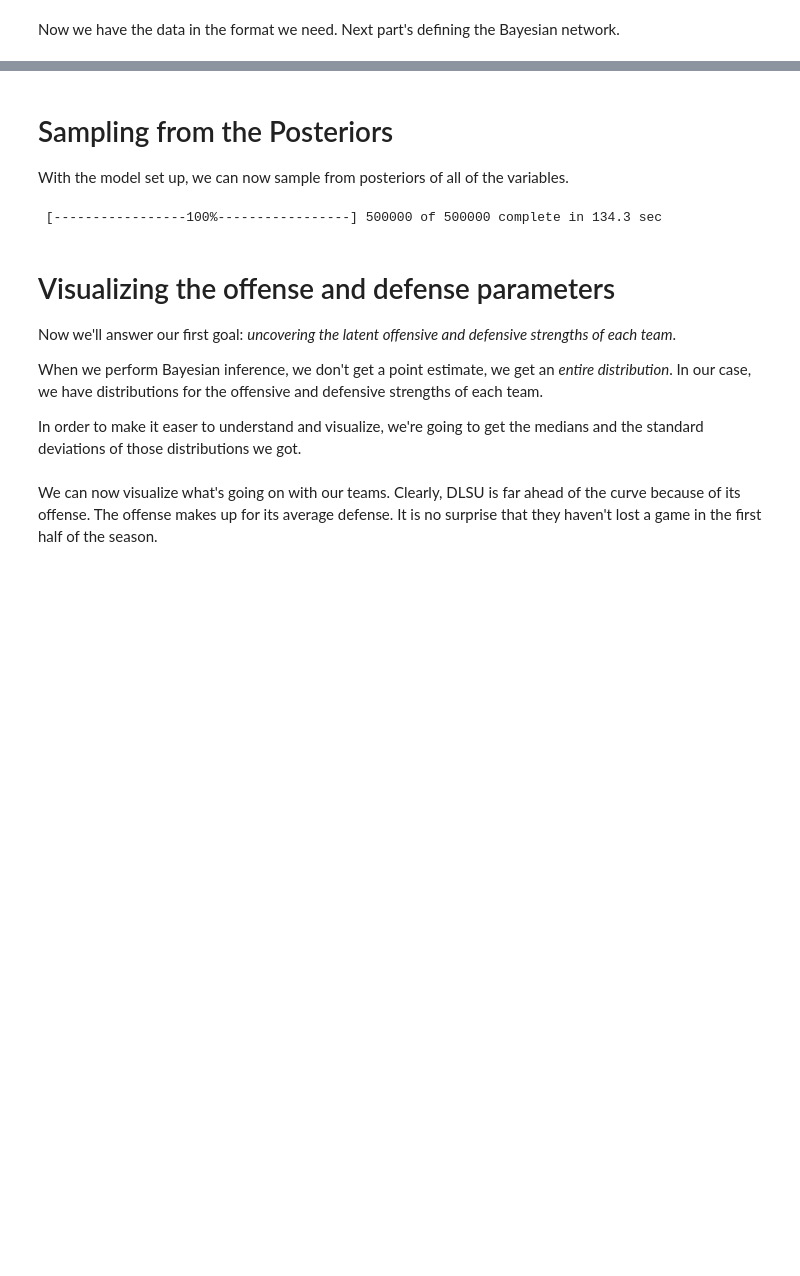
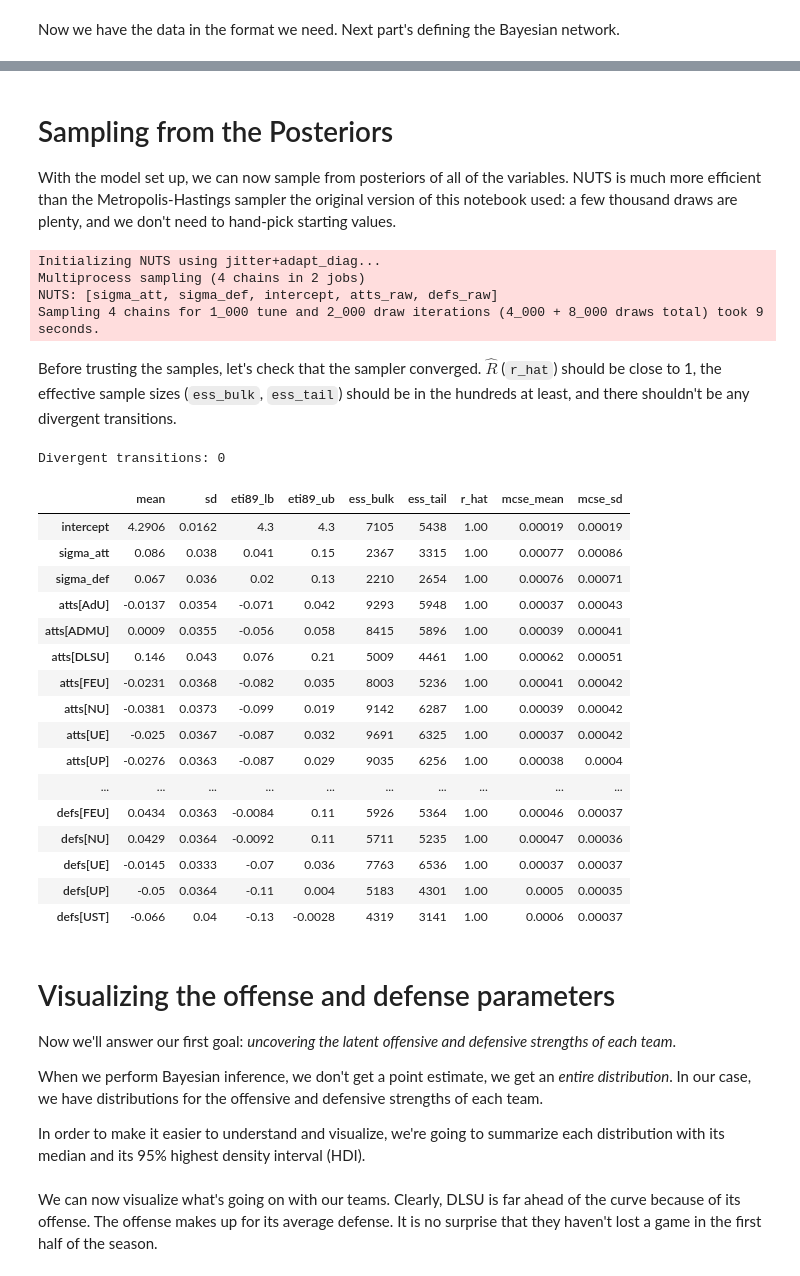
Before and after one commit to joshuacortez/bayesian-blog, a Jupyter notebook: basketball outcomes using probabilistic programming.ipynb, the cells around one changed output, grey strips where cells are left out. Saved outputs shown, nothing was run; the diff lists cells and outputs as text; code cells hidden in the pictures; blank space fills up the shorter version.

```diff
--- a/basketball outcomes using probabilistic programming.ipynb
+++ b/basketball outcomes using probabilistic programming.ipynb
@@ -123,0 +123,5 @@ teams
+# %%
+team_idx = pd.Series(np.arange(len(TEAMS)), index=TEAMS)
+df["i_home"] = team_idx[df.home].values
+df["i_away"] = team_idx[df.away].values
+df.head()
@@ -309,0 +205,24 @@ away_goals = pm.Poisson('away_goals',
+# %%
+coords = {"team": TEAMS, "game": np.arange(len(df))}
+
+with pm.Model(coords=coords) as model:
+    # hyperpriors
+    sigma_att = pm.HalfNormal("sigma_att", sigma=1)
+    sigma_def = pm.HalfNormal("sigma_def", sigma=1)
+    intercept = pm.Normal("intercept", mu=4, sigma=1)
+
+    # team-specific parameters, constrained to sum to zero
+    # (written as sigma times a standard normal, a "non-centered" parameterization that's easier to sample)
+    atts_raw = pm.ZeroSumNormal("atts_raw", sigma=1, dims="team")
+    defs_raw = pm.ZeroSumNormal("defs_raw", sigma=1, dims="team")
+    atts = pm.Deterministic("atts", sigma_att * atts_raw, dims="team")
+    defs = pm.Deterministic("defs", sigma_def * defs_raw, dims="team")
+
+    # no home court advantage in UAAP basketball
+    home_theta = pm.math.exp(intercept + atts[df.i_home.values] - defs[df.i_away.values])
+    away_theta = pm.math.exp(intercept + atts[df.i_away.values] - defs[df.i_home.values])
+
+    home_points = pm.Poisson("home_points", mu=home_theta, observed=df.home_score.values, dims="game")
+    away_points = pm.Poisson("away_points", mu=away_theta, observed=df.away_score.values, dims="game")
+
+print(model.str_repr())
@@ -310,20 +239,39 @@ away_goals = pm.Poisson('away_goals',
 # %% [markdown]
 # Sampling from the Posteriors
 
-With the model set up, we can now sample from posteriors of all of the variables.
+With the model set up, we can now sample from posteriors of all of the variables. NUTS is much more efficient than the Metropolis-Hastings sampler the original version of this notebook used: a few thousand draws are plenty, and we don't need to hand-pick starting values.
-# %%
-# put all the variables inside the MCMC to get ready to "crank" the algorithm
-mcmc = pm.MCMC([home, intercept, tau_att, tau_def,
-                  home_theta, away_theta,
-                  atts_star, defs_star, atts, defs,
-                  home_goals, away_goals])
-
-map_ = pm.MAP(mcmc)
-map_.fit()
-iters = 500000
-mcmc.sample(iters, burn = iters/3, thin = 20)
-# %% [output]
- [-----------------100%-----------------] 500000 of 500000 complete in 134.3 sec
+# %%
+with model:
+    idata = pm.sample(draws=2000, tune=1000, chains=4, random_seed=RANDOM_SEED, progressbar=False)
+# %% [output]
+Initializing NUTS using jitter+adapt_diag...
+Multiprocess sampling (4 chains in 2 jobs)
+NUTS: [sigma_att, sigma_def, intercept, atts_raw, defs_raw]
+Sampling 4 chains for 1_000 tune and 2_000 draw iterations (4_000 + 8_000 draws total) took 9 seconds.
+# %% [markdown]
+Before trusting the samples, let's check that the sampler converged. $\hat{R}$ (`r_hat`) should be close to 1, the effective sample sizes (`ess_bulk`, `ess_tail`) should be in the hundreds at least, and there shouldn't be any divergent transitions.
+# %%
+print("Divergent transitions:", int(idata.sample_stats.diverging.sum()))
+az.summary(idata, var_names=["intercept", "sigma_att", "sigma_def", "atts", "defs"])
+# %% [output]
+Divergent transitions: 0
+|  | mean | sd | eti89_lb | eti89_ub | ess_bulk | ess_tail | r_hat | mcse_mean | mcse_sd |
+| intercept | 4.2906 | 0.0162 | 4.3 | 4.3 | 7105 | 5438 | 1.00 | 0.00019 | 0.00019 |
+| sigma_att | 0.086 | 0.038 | 0.041 | 0.15 | 2367 | 3315 | 1.00 | 0.00077 | 0.00086 |
+| sigma_def | 0.067 | 0.036 | 0.02 | 0.13 | 2210 | 2654 | 1.00 | 0.00076 | 0.00071 |
+| atts[AdU] | -0.0137 | 0.0354 | -0.071 | 0.042 | 9293 | 5948 | 1.00 | 0.00037 | 0.00043 |
+| atts[ADMU] | 0.0009 | 0.0355 | -0.056 | 0.058 | 8415 | 5896 | 1.00 | 0.00039 | 0.00041 |
+| atts[DLSU] | 0.146 | 0.043 | 0.076 | 0.21 | 5009 | 4461 | 1.00 | 0.00062 | 0.00051 |
+| atts[FEU] | -0.0231 | 0.0368 | -0.082 | 0.035 | 8003 | 5236 | 1.00 | 0.00041 | 0.00042 |
+| atts[NU] | -0.0381 | 0.0373 | -0.099 | 0.019 | 9142 | 6287 | 1.00 | 0.00039 | 0.00042 |
+| atts[UE] | -0.025 | 0.0367 | -0.087 | 0.032 | 9691 | 6325 | 1.00 | 0.00037 | 0.00042 |
+| atts[UP] | -0.0276 | 0.0363 | -0.087 | 0.029 | 9035 | 6256 | 1.00 | 0.00038 | 0.0004 |
+| ... | ... | ... | ... | ... | ... | ... | ... | ... | ... |
+| defs[FEU] | 0.0434 | 0.0363 | -0.0084 | 0.11 | 5926 | 5364 | 1.00 | 0.00046 | 0.00037 |
+| defs[NU] | 0.0429 | 0.0364 | -0.0092 | 0.11 | 5711 | 5235 | 1.00 | 0.00047 | 0.00036 |
+| defs[UE] | -0.0145 | 0.0333 | -0.07 | 0.036 | 7763 | 6536 | 1.00 | 0.00037 | 0.00037 |
+| defs[UP] | -0.05 | 0.0364 | -0.11 | 0.004 | 5183 | 4301 | 1.00 | 0.0005 | 0.00035 |
+| defs[UST] | -0.066 | 0.04 | -0.13 | -0.0028 | 4319 | 3141 | 1.00 | 0.0006 | 0.00037 |
 # %% [markdown]
 # Visualizing the offense and defense parameters
 
@@ -331,4 +279,4 @@ Now we'll answer our first goal: *uncovering the latent offensive and defensive
 
 When we perform Bayesian inference, we don't get a point estimate, we get an *entire distribution*. In our case, we have distributions for the offensive and defensive strengths of each team.
 
-In order to make it easer to understand and visualize, we're going to get the medians and the standard deviations of those distributions we got.
+In order to make it easier to understand and visualize, we're going to summarize each distribution with its median and its 95% highest density interval (HDI).
```
Also changed, not shown: parts of 67 cells of this notebook, 4 other files.
